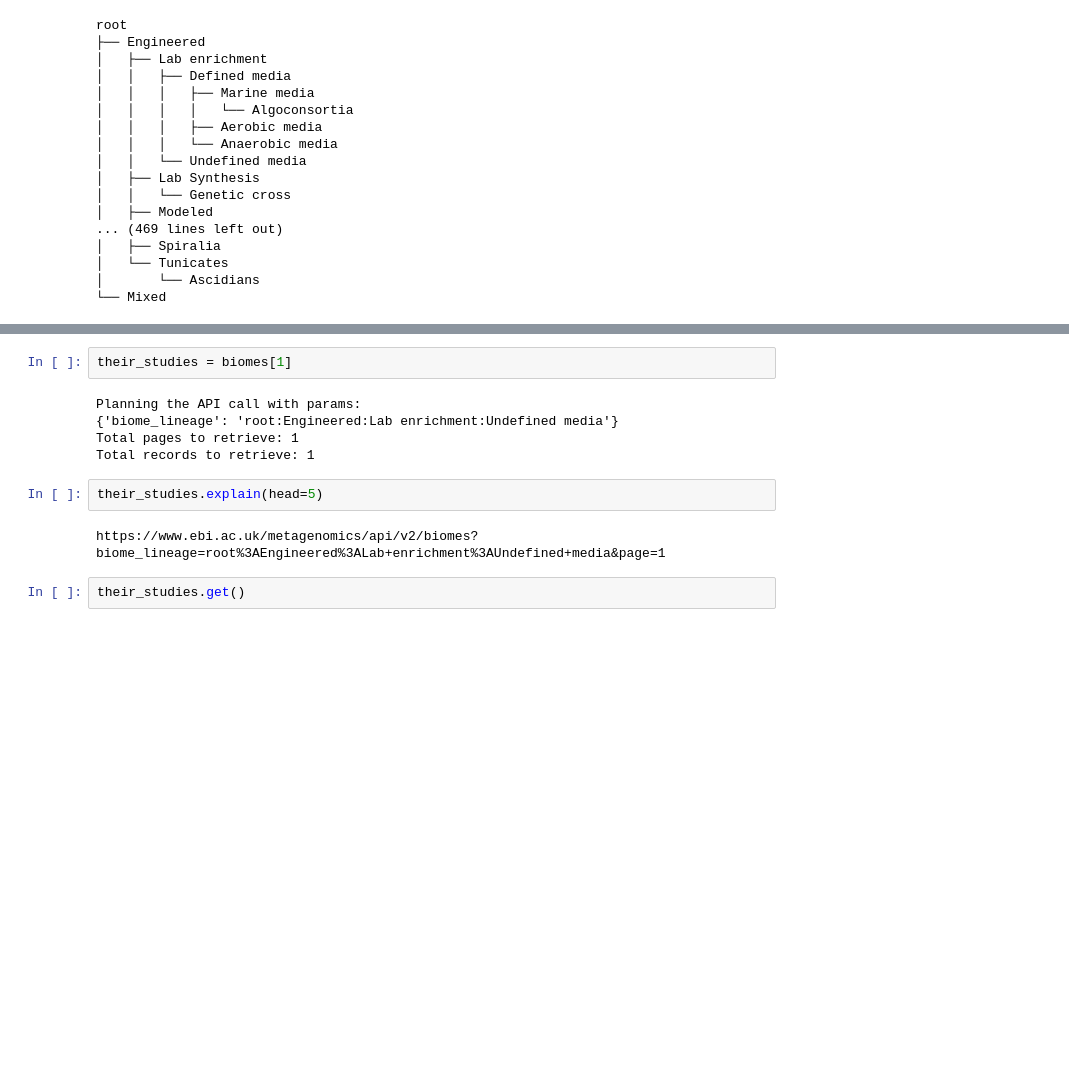
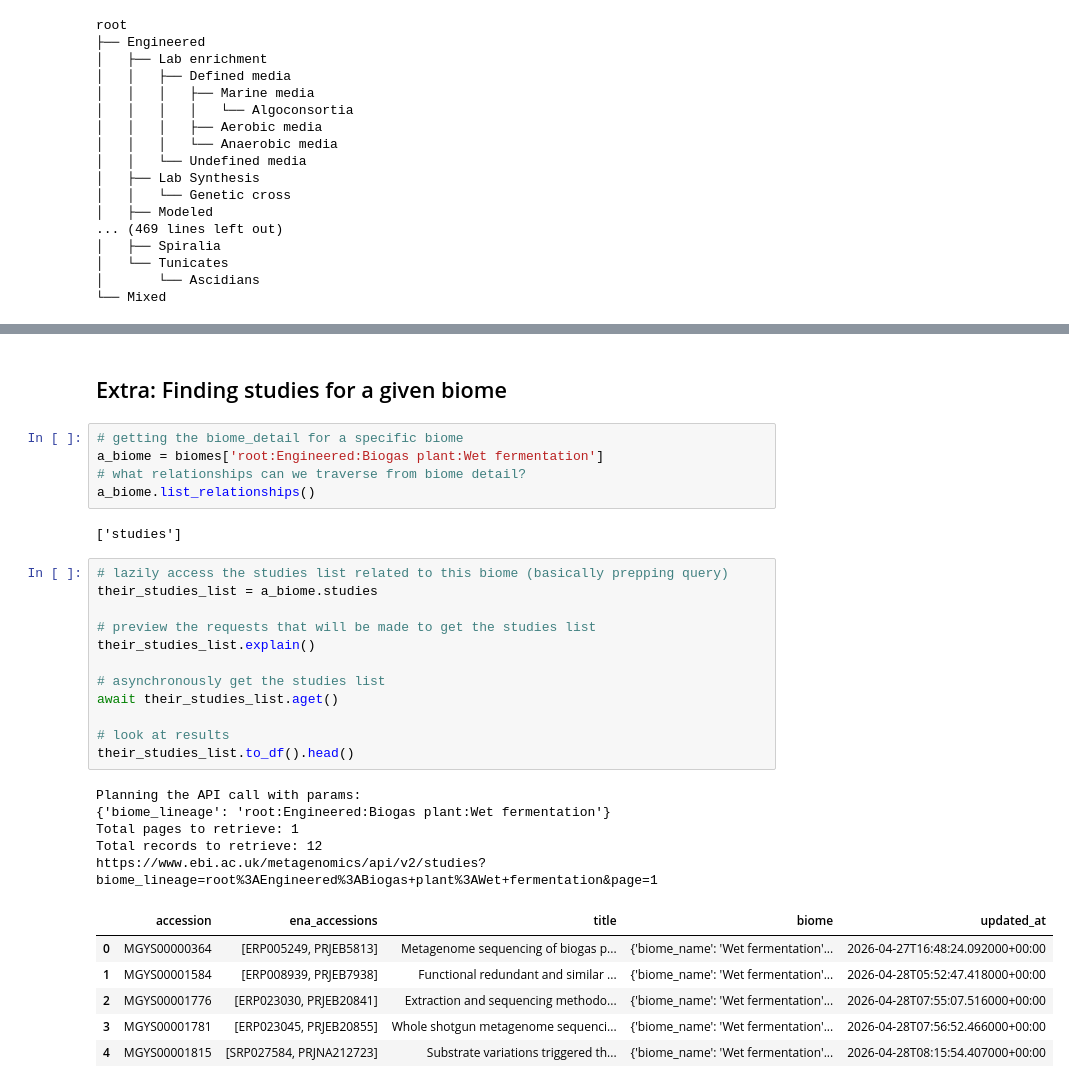
Before and after one commit to EBI-Metagenomics/mgnipy, a Jupyter notebook: docs/tutorials/getting-started/mgnify-biomes.ipynb, the cells around one changed output, grey strips where cells are left out. Cells and saved outputs as stored; diff of their text form; blank space fills up the shorter version.

```diff
--- a/docs/tutorials/getting-started/mgnify-biomes.ipynb
+++ b/docs/tutorials/getting-started/mgnify-biomes.ipynb
@@ -249,13 +212,33 @@ biomes.child_resource
-# %%
-their_studies = biomes[1]
-# %% [output]
-Planning the API call with params:
-{'biome_lineage': 'root:Engineered:Lab enrichment:Undefined media'}
-Total pages to retrieve: 1
-Total records to retrieve: 1
-# %%
-their_studies.explain(head=5)
-# %% [output]
-https://www.ebi.ac.uk/metagenomics/api/v2/biomes?biome_lineage=root%3AEngineered%3ALab+enrichment%3AUndefined+media&page=1
-# %%
-their_studies.get()
+# %% [markdown]
+## Extra: Finding studies for a given biome
+# %%
+# getting the biome_detail for a specific biome
+a_biome = biomes['root:Engineered:Biogas plant:Wet fermentation']
+# what relationships can we traverse from biome detail?
+a_biome.list_relationships()
+# %% [output]
+['studies']
+# %%
+# lazily access the studies list related to this biome (basically prepping query)
+their_studies_list = a_biome.studies
+
+# preview the requests that will be made to get the studies list
+their_studies_list.explain()
+
+# asynchronously get the studies list
+await their_studies_list.aget()
+
+# look at results
+their_studies_list.to_df().head()
+# %% [output]
+Planning the API call with params:
+{'biome_lineage': 'root:Engineered:Biogas plant:Wet fermentation'}
+Total pages to retrieve: 1
+Total records to retrieve: 12
+https://www.ebi.ac.uk/metagenomics/api/v2/studies?biome_lineage=root%3AEngineered%3ABiogas+plant%3AWet+fermentation&page=1
+|  | accession | ena_accessions | title | biome | updated_at |
+| 0 | MGYS00000364 | [ERP005249, PRJEB5813] | Metagenome sequencing of biogas p... | {'biome_name': 'Wet fermentation'... | 2026-04-27T16:48:24.092000+00:00 |
+| 1 | MGYS00001584 | [ERP008939, PRJEB7938] | Functional redundant and similar ... | {'biome_name': 'Wet fermentation'... | 2026-04-28T05:52:47.418000+00:00 |
+| 2 | MGYS00001776 | [ERP023030, PRJEB20841] | Extraction and sequencing methodo... | {'biome_name': 'Wet fermentation'... | 2026-04-28T07:55:07.516000+00:00 |
+| 3 | MGYS00001781 | [ERP023045, PRJEB20855] | Whole shotgun metagenome sequenci... | {'biome_name': 'Wet fermentation'... | 2026-04-28T07:56:52.466000+00:00 |
+| 4 | MGYS00001815 | [SRP027584, PRJNA212723] | Substrate variations triggered th... | {'biome_name': 'Wet fermentation'... | 2026-04-28T08:15:54.407000+00:00 |
```
Also changed, not shown: parts of 13 cells of this notebook, 17 other files.
